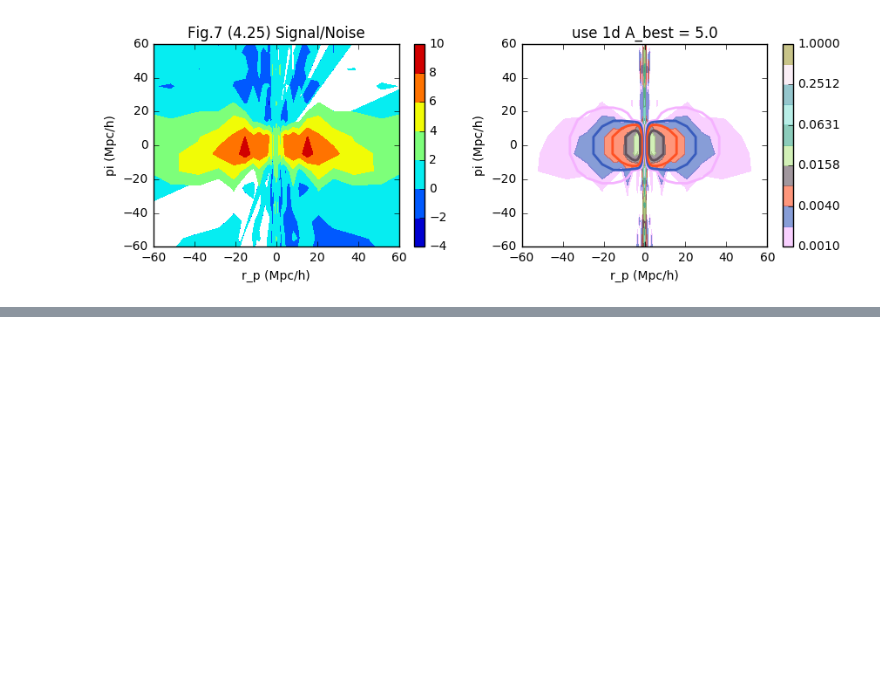
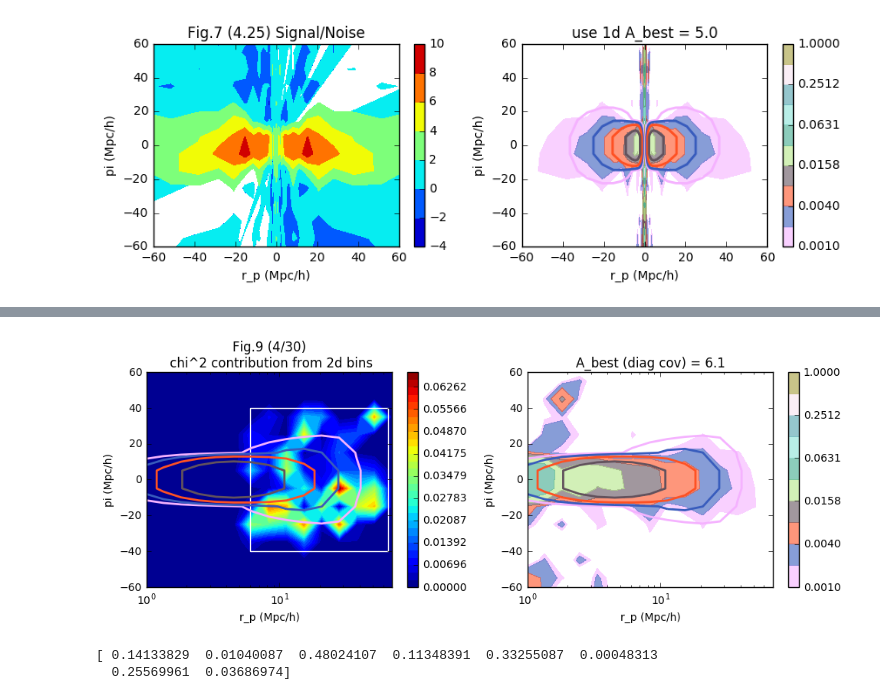
Before and after one commit to liuxx479/gplus, a Jupyter notebook: test_2d_fits.ipynb, the cells around one changed output, grey strips where cells are left out. Drawn from its saved outputs; the diff is of its cells as text; code cells hidden in the pictures; blank space fills up the shorter version.

```diff
--- a/test_2d_fits.ipynb
+++ b/test_2d_fits.ipynb
@@ -379,0 +410,57 @@ show()
+# %%
+### investigate which bins contribute most to the chisq
+################ plot it out just to make sure
+
+# def chisq2d_diag (Ai):
+#     dN = mat(Ai*theo2dcut-data2dcut)
+#     return float(dN*cov2dI_diag*dN.T)/Np2d
+
+ichisq_diag_best = (Abest2d_diag*theo2dcut-data2dcut)**2/diag(cov2d)/Np2d
+#print dNbest
+#print idx2dcut
+chisq2d_contrib = zeros(shape=rp_bins.shape)
+chisq2d_contrib[idx2dcut]=ichisq_diag_best
+
+f, (ax0, ax) = subplots(1,2,figsize=(10,4))
+bounds_chisq = linspace(amin(chisq2d_contrib),amax(chisq2d_contrib), 30)
+CS0=ax0.contourf(rp_bins, pi_bins, chisq2d_contrib, bounds_chisq)
+cbar = plt.colorbar(CS0, ax=ax0)
+# ax0.imshow(chisq2d_contrib,origin='lower',
+#            extent=[amax(rp_bins), amin(rp_bins), amin(pi_bins), amax(pi_bins)],aspect='auto',
+#           interpolation='nearest')
+ax0.contour(rp_bins2, pi_bins2, xi_lowzbin2*Abest2d_diag, bounds2,colors=ic2,linewidths=2,alpha=1)
+ax0.set_ylim(-60,60)
+ax0.set_xlim(1,70)
+ax0.add_patch(
+    patches.Rectangle(
+        (6, -40),
+        65-6,
+        80,
+        edgecolor='w',
+        fill=False      # remove background
+    ))
+ax0.set_title('Fig.9 (4/30)\n chi^2 contribution from 2d bins')
+ax0.set_xlabel('r_p (Mpc/h)')
+ax0.set_ylabel('pi (Mpc/h)')
+ax0.set_xscale('log')
+
+CS=ax.contourf(rp_bins, pi_bins, data_mean, bounds2,colors=ic2,alpha=0.6)
+ax.set_ylim(-60,60)
+CS2=ax.contour(rp_bins2, pi_bins2, xi_lowzbin2*Abest2d_diag, bounds2,colors=ic2,linewidths=2,alpha=1)
+cbar = plt.colorbar(CS,ax=ax)
+ax.set_xlim(1,70)
+ax.set_xlabel('r_p (Mpc/h)')
+ax.set_ylabel('pi (Mpc/h)')
+ax.set_title('A_best (diag cov) = %.1f'%(Abest2d_diag))
+ax.set_xscale('log')
+plt.tight_layout()
+show()
+# %% [output]
+[figure, added]
+# %%
+dN1d = Abest*theocut-data1dcut
+ichisq1d_contrib  =dN1d**2/diag(cov1d)/Np
+#print ichisq1d_contrib
+# %% [output]
+[ 0.14133829  0.01040087  0.48024107  0.11348391  0.33255087  0.00048313
+  0.25569961  0.03686974]
```
Also changed, not shown: parts of 6 cells of this notebook.
